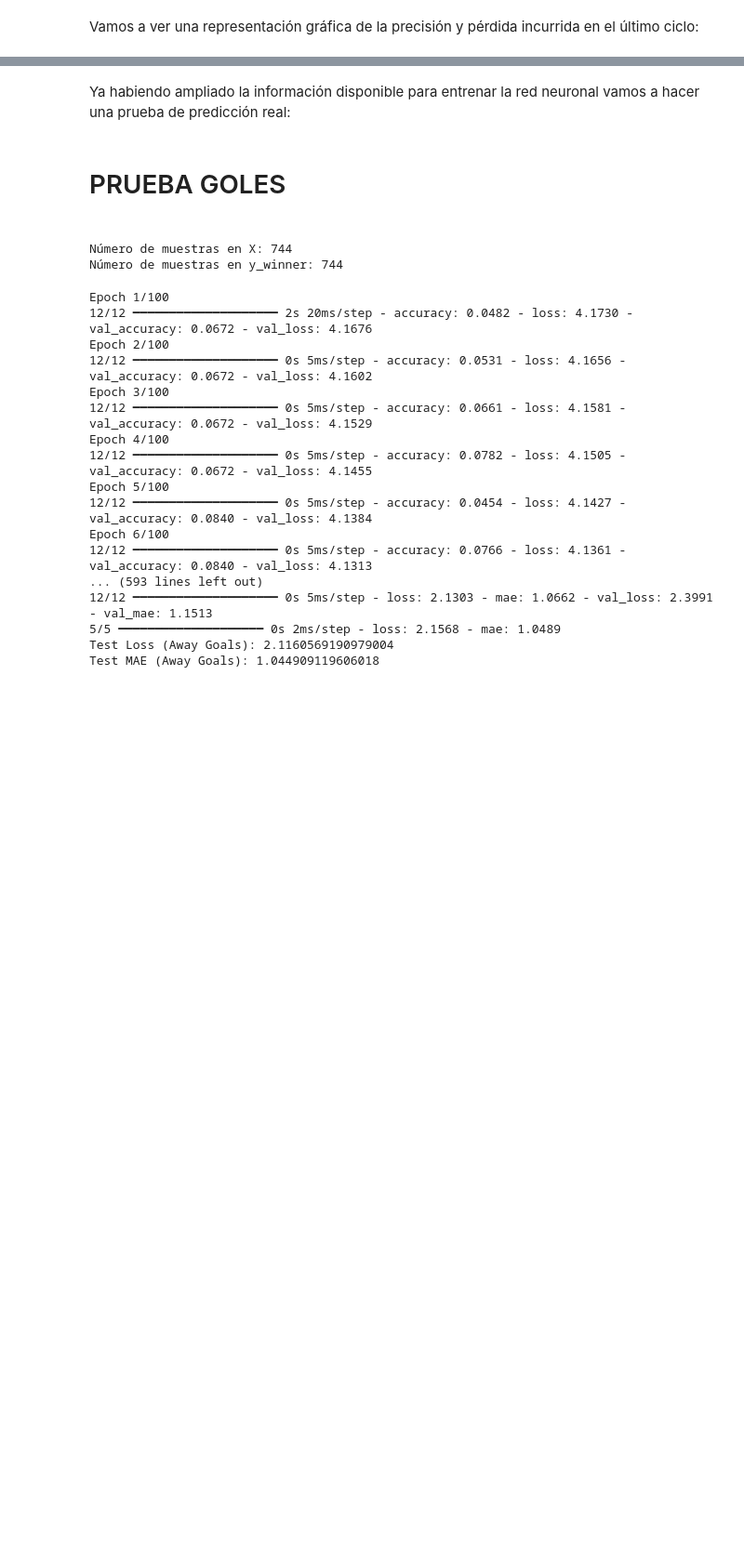
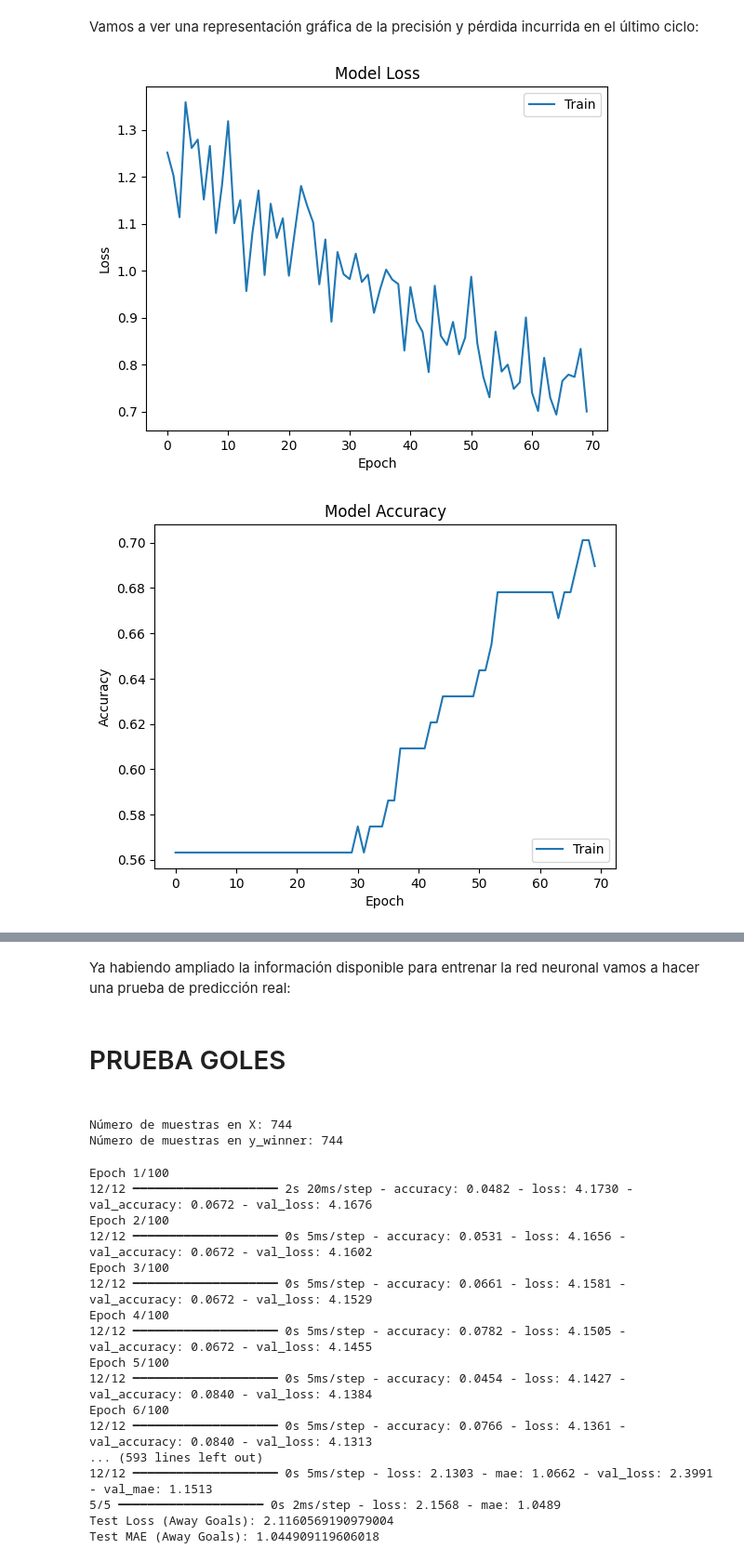
Before and after one commit to PdEXavierMY/Champions, a Jupyter notebook: red_neuronal.ipynb, the cells around one changed output, grey strips where cells are left out. Shown at 93% size. Cells and saved outputs as stored; diff of their text form; code cells hidden in the pictures; blank space fills up the shorter version.

```diff
--- a/red_neuronal.ipynb
+++ b/red_neuronal.ipynb
@@ -553,7 +549,7 @@ for _ in range(30):
     # Crear el modelo con la configuración aleatoria
     model = tf.keras.models.Sequential()
     model.add(tf.keras.layers.Dense(
-        configuracion_aleatoria["num_neuronas"], input_dim=8, activation=configuracion_aleatoria["capa_activacion"]))
+        configuracion_aleatoria["num_neuronas"], input_dim=4, activation=configuracion_aleatoria["capa_activacion"]))
     for _ in range(configuracion_aleatoria["num_capas"] - 1):
         model.add(tf.keras.layers.Dense(
             configuracion_aleatoria["num_neuronas"], activation=configuracion_aleatoria["capa_activacion"]))
@@ -976,7 +972,7 @@ for _ in range(30):
     # Crear el modelo con la configuración aleatoria
     model = tf.keras.models.Sequential()
     model.add(tf.keras.layers.Dense(
-        configuracion_aleatoria["num_neuronas"], input_dim=8, activation=configuracion_aleatoria["capa_activacion"]))
+        configuracion_aleatoria["num_neuronas"], input_dim=4, activation=configuracion_aleatoria["capa_activacion"]))
     for _ in range(configuracion_aleatoria["num_capas"] - 1):
         model.add(tf.keras.layers.Dense(
             configuracion_aleatoria["num_neuronas"], activation=configuracion_aleatoria["capa_activacion"]))
@@ -1011,5 +1007,7 @@ for _ in range(30):
     with open('ajustes_ampliado.txt', 'w') as f:
         for item in ajustes:
             f.write("%s\n" % str(item))
+
+'''({'capa_activacion': 'tanh', 'optimizador': 'Lion', 'num_capas': 2, 'num_neuronas': 32, 'learning_rate': 0.0001}, 0.8421052694320679, 0.4830092191696167)'''
 # %% [output]
 Epoch 1/70
@@ -1033,30 +1031,57 @@ Test Accuracy: 0.5199999809265137
 # %% [markdown]
 Vamos a ver una representación gráfica de la precisión y pérdida incurrida en el último ciclo:
 # %%
-# Pérdida y precisión
+'''# Pérdida y precisión
 plt.plot(history.history['loss'])
 plt.plot(history.history['val_loss'])
 plt.title('Model Loss')
 plt.ylabel('Loss')
 plt.xlabel('Epoch')
 plt.legend(['Train', 'Validation'], loc='upper right')
 plt.show()
 
 plt.plot(history.history['accuracy'])
 plt.plot(history.history['val_accuracy'])
 plt.title('Model Accuracy')
 plt.ylabel('Accuracy')
 plt.xlabel('Epoch')
 plt.legend(['Train', 'Validation'], loc='lower right')
 plt.show()
 
 # Pérdida y precisión en la misma gráfica
 plt.plot(history.history['loss'])
 plt.plot(history.history['val_loss'])
 plt.plot(history.history['accuracy'])
 plt.plot(history.history['val_accuracy'])
 plt.title('Model Loss and Accuracy')
 plt.ylabel('Loss/Accuracy')
 plt.xlabel('Epoch')
 plt.legend(['Train Loss', 'Validation Loss', 'Train Accuracy', 'Validation Accuracy'], loc='upper right')
+plt.show()'''
+
+# Pérdida y precisión
+plt.plot(history.history['loss'])
+plt.title('Model Loss')
+plt.ylabel('Loss')
+plt.xlabel('Epoch')
+plt.legend(['Train'], loc='upper right')
 plt.show()
+
+plt.plot(history.history['accuracy'])
+plt.title('Model Accuracy')
+plt.ylabel('Accuracy')
+plt.xlabel('Epoch')
+plt.legend(['Train'], loc='lower right')
+plt.show()
+
+# Pérdida y precisión en la misma gráfica
+plt.plot(history.history['loss'])
+plt.plot(history.history['accuracy'])
+plt.title('Model Loss and Accuracy')
+plt.ylabel('Loss/Accuracy')
+plt.xlabel('Epoch')
+plt.legend(['Train Loss', 'Train Accuracy'], loc='upper right')
+plt.show()
+# %% [output]
+[figure, added]
+[figure, added]
```
Also changed, not shown: parts of 6 cells of this notebook, 2 other files.
